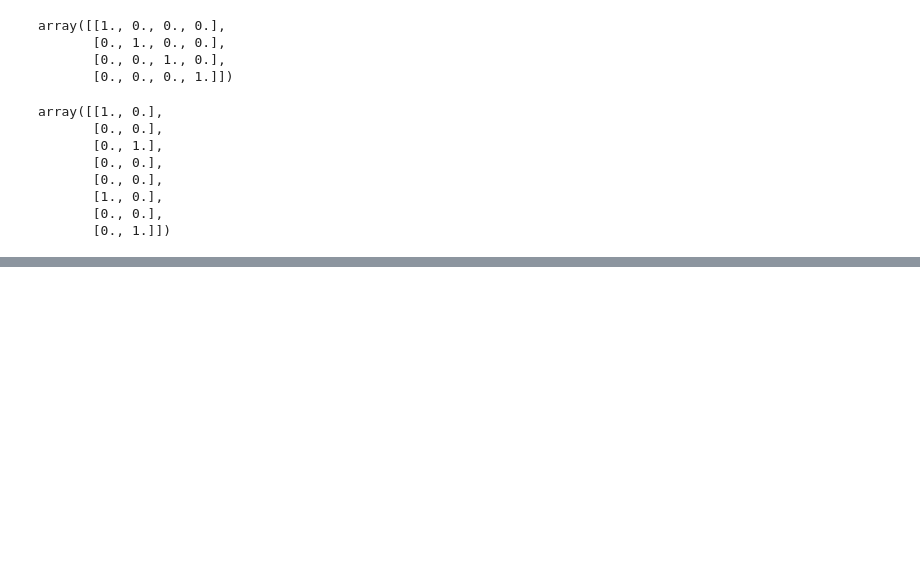
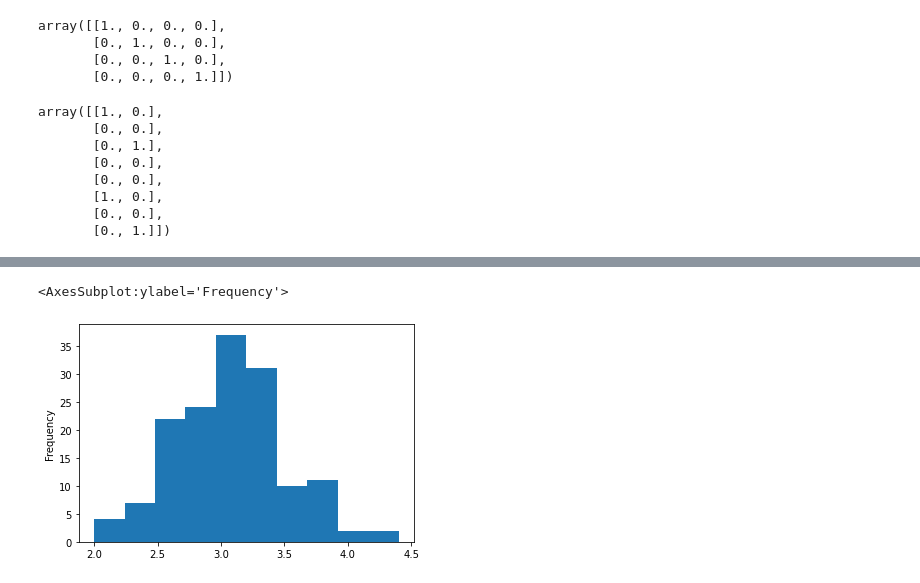
Before and after one commit to CS-dept-Vivekananda-Centenary-College/freecodecamp-Data-analysis-tutorial-exercises, a Jupyter notebook: Class-exercises/class2.ipynb, the cells around one changed output, grey strips where cells are left out. Saved outputs shown, nothing was run; the diff lists cells and outputs as text; code cells hidden in the pictures; blank space fills up the shorter version.

```diff
--- a/Class-exercises/class2.ipynb
+++ b/Class-exercises/class2.ipynb
@@ -149,0 +215,5 @@ array([[1., 0.],
+# %%
+df['sepal width (cm)'].plot.hist()
+# %% [output]
+<AxesSubplot:ylabel='Frequency'>
+[figure, added]
```
Also changed, not shown: parts of 15 cells of this notebook.
